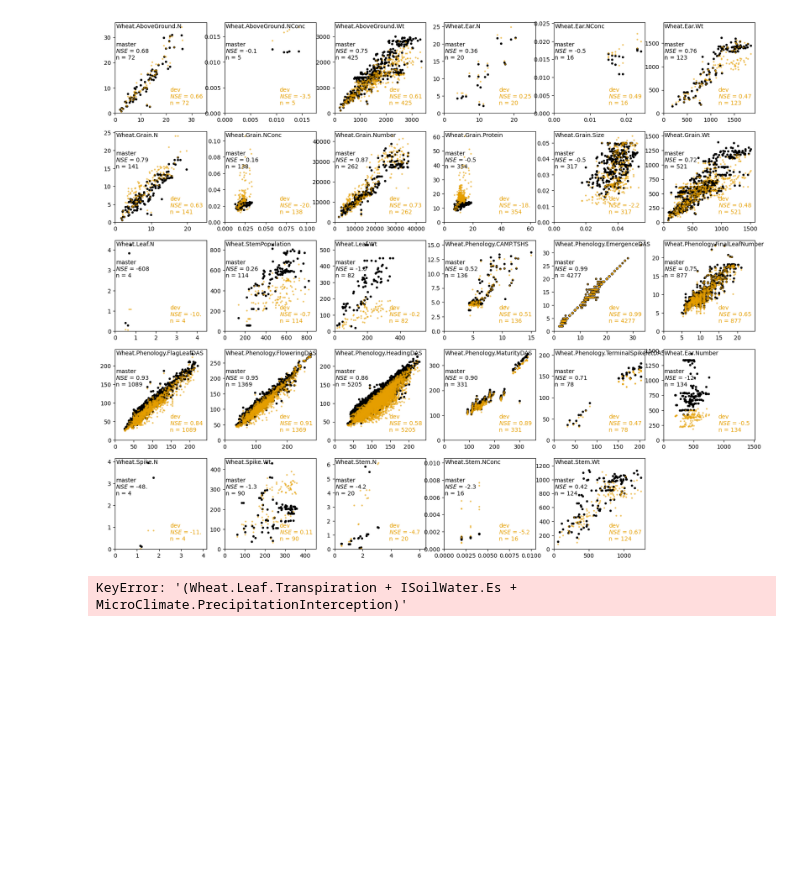
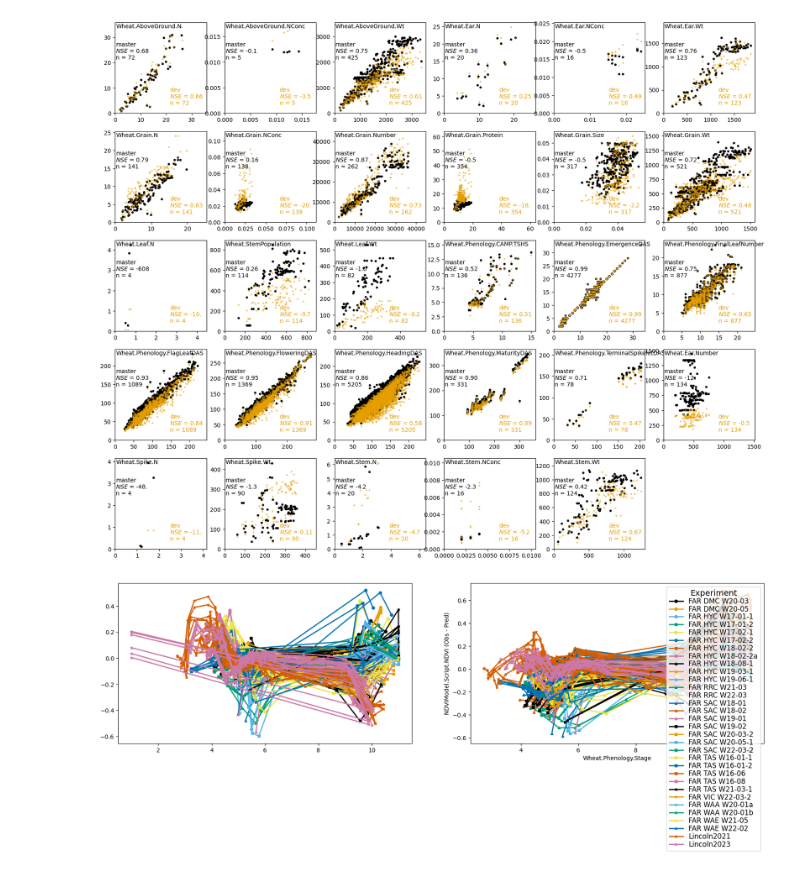
Before and after one commit to HamishBrownPFR/ApsimX, a Jupyter notebook: Prototypes/WheatSimpleLeaf/WheatAnalysisCompare.ipynb, the cells around one changed output. Drawn from its saved outputs; the diff is of its cells as text; code cells hidden in the pictures; blank space fills up the shorter version.

Commit message:
Tidying up scripts

```diff
--- a/Prototypes/WheatSimpleLeaf/WheatAnalysisCompare.ipynb
+++ b/Prototypes/WheatSimpleLeaf/WheatAnalysisCompare.ipynb
@@ -182,7 +182,7 @@ def setObserved(filePath,Simulations,HarvestPred):
         Observed.loc[:,s] = [getValue(x,s,HarvestPred) for x in Observed.index.get_level_values(0)]
     return Observed
 
-MasterObserved = setObserved(MasterfilePath, MasterSimulations, MasterHarvestPred)
+#MasterObserved = setObserved(MasterfilePath, MasterSimulations, MasterHarvestPred)
 DevObserved = setObserved(DevfilePath, DevSimulations, DevHarvestPred)
 # %%
 # read in daily predicted values
@@ -400,8 +400,6 @@ for ov in MasterDailyObsVars:
     MasterDailyResidules.loc[:,ov] = MasterDailyObs.loc[:,ov] - MasterDailyPred.reindex(MasterDailyObs.index).loc[:,ov]
 for ov in DevDailyObsVars:
     DevDailyResidules.loc[:,ov] = DevDailyObs.loc[:,ov] - DevDailyPred.reindex(DevDailyObs.index).loc[:,ov]
-# %% [output]
-KeyError: '(Wheat.Leaf.Transpiration + ISoilWater.Es + MicroClimate.PrecipitationInterception)'
 # %%
 #Make data frame with factor information for each simulation
 FactorList = [ 'Experiment',
@@ -438,7 +436,7 @@ FactorList = [ 'Experiment',
  'V',
  'Water']
 
-Factors = HarvestPred.loc[:,FactorList].copy()
+Factors = MasterHarvestPred.loc[:,FactorList].copy()
 Factors.index = Factors.index.droplevel(1)
 Factors.set_index('Experiment',append=True,inplace=True)
 Factors=Factors.reorder_levels(['Experiment','SimulationName'])
@@ -456,18 +454,22 @@ indexLabs = ['fIndex1','fIndex2','fIndex3','fIndex4']
 CondensedFactors.loc[:,indexLabs]=1
 
 # put simulation names in as first factor level for sims that are not in a experiment
-for e in Experiments:
+for e in MasterExperiments:
     fValues1 = CondensedFactors.loc[e,'fValue1']
     if True in pd.isna(fValues1.values):
         CondensedFactors.loc[e,'fValue1'] = CondensedFactors.loc[e,:].index.values
 
 #assign numeric index to each factor level
-for e in Experiments:
+for e in MasterExperiments:
     for v in valueLabs:
         fLevels = CondensedFactors.loc[e,v].drop_duplicates().values
         if False in pd.isna(fLevels):
             levelDic = dict(zip(fLevels,list(range(1,len(fLevels )+1))))
             CondensedFactors.loc[e,v.replace('Value','Index')] = [levelDic[x] for x in CondensedFactors.loc[e,v]]
+# %%
+MasterDaily = {"obs":MasterDailyObs,"pred":MasterDailyPred,"res":MasterDailyResidules}
+DevDaily = {"obs":DevDailyObs,"pred":DevDailyPred,"res":DevDailyResidules}
+DailyPair = {"master":MasterDaily,"dev":DevDaily}
 # %%
 def residualGraph(ind,var,gro,figsize = (20,10),legends=True):
     Graph = plt.figure(figsize=figsize)
@@ -542,3 +559,10 @@ def makeGraphs(var,height,yfix):
                 var = var,
                 gro = 'Experiment',
                 figsize = (20,height),yfix=yfix)
+# %%
+residualGraph(ind = 'Wheat.Phenology.Stage',
+              var = 'NDVIModel.Script.NDVI',
+              gro = 'Experiment',
+              figsize = (20,5))
+# %% [output]
+[figure, added]
```
Also changed, not shown: parts of 3 cells of this notebook, 4 other files.
